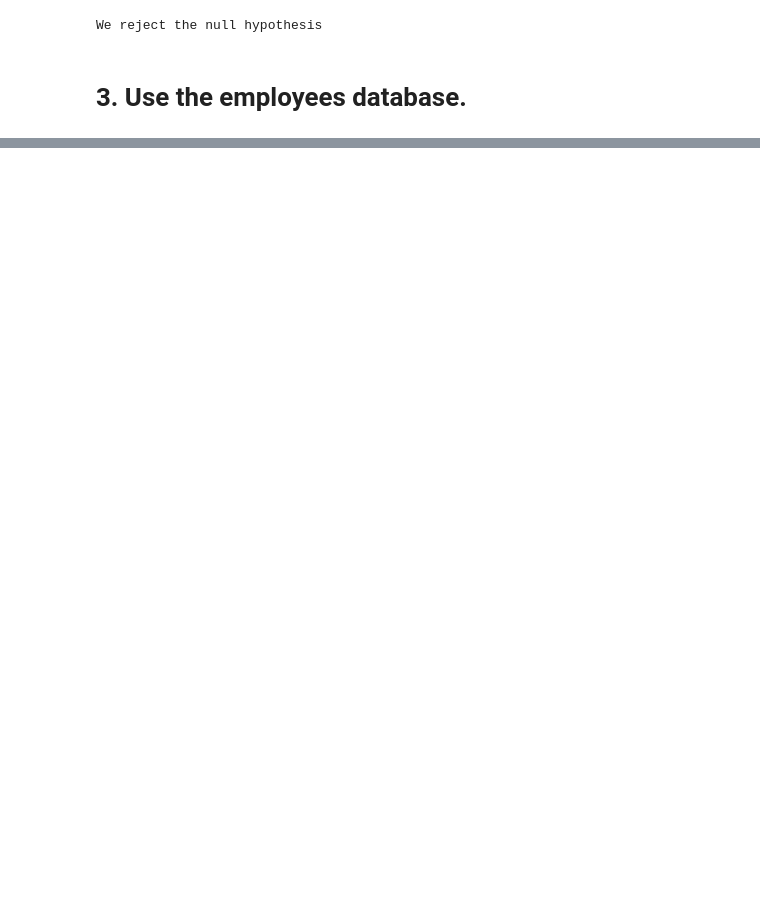
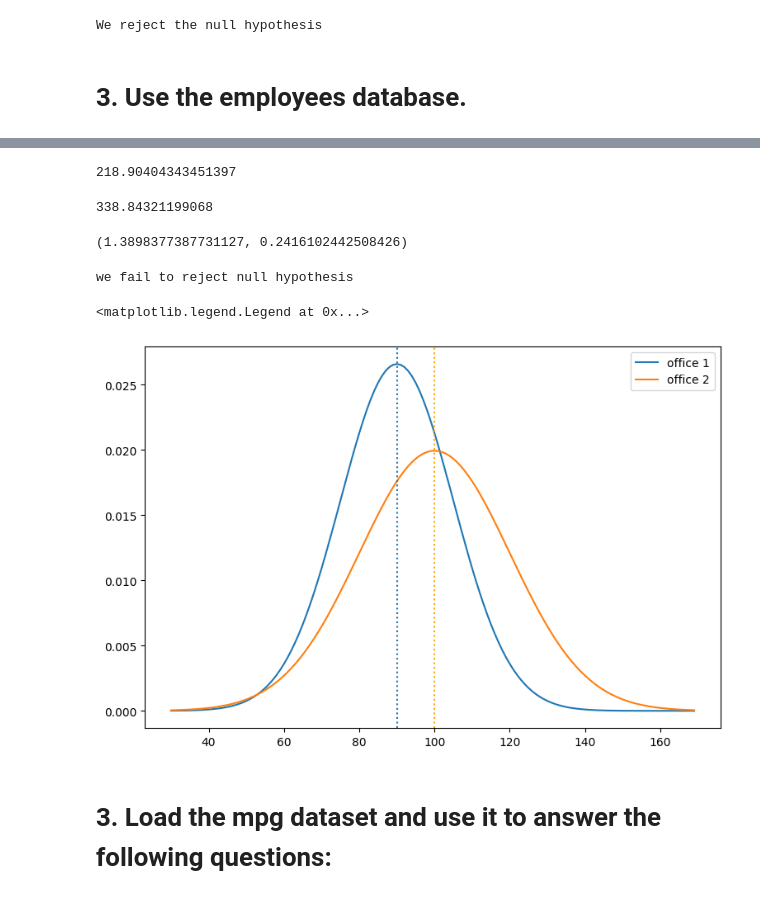
Before and after one commit to NISHAKUNWAR053/statistics-exercises, a Jupyter notebook: hypothesis_testing.ipynb, the cells around one changed output, grey strips where cells are left out. Saved outputs shown, nothing was run; the diff lists cells and outputs as text; code cells hidden in the pictures; blank space fills up the shorter version.

Commit message:
hypothesis_testing

```diff
--- a/hypothesis_testing.ipynb
+++ b/hypothesis_testing.ipynb
@@ -393,0 +438,23 @@ query = '''
+# %%
+#.var variance od dataset
+office_1 = stats.norm(90, 15).rvs(40)
+office_1.var()
+# %% [output]
+218.90404343451397
+# %%
+office_2 = stats.norm(100, 20).rvs(50)
+office_2.var()
+# %% [output]
+338.84321199068
+# %%
+t_stat, p_value = stats.levene(office_1, office_2)
+t_stat, p_value
+# %% [output]
+(1.3898377387731127, 0.2416102442508426)
+# %%
+if p_value < 0.05:
+    print('We reject Null hypothesis')
+else:
+    print('we fail to reject null hypothesis')
+# %% [output]
+we fail to reject null hypothesis
@@ -393,0 +463,18 @@ query = '''
+# %%
+x = np.arange(30, 170)
+
+y1 = stats.norm(90,15).pdf(x)
+y2 = stats.norm(100,20).pdf(x)
+
+plt.figure(figsize=(9,6))
+plt.plot(x, y1, label = 'office 1')
+plt.plot(x, y2, label = 'office 2')
+plt.axvline(90, ls = ':')
+plt.axvline(100, ls = ':', color = 'orange')
+
+plt.legend()
+# %% [output]
+<matplotlib.legend.Legend at 0x...>
+[figure, added]
+# %% [markdown]
+# 3. Load the mpg dataset and use it to answer the following questions:
```
Also changed, not shown: parts of 43 cells of this notebook.
